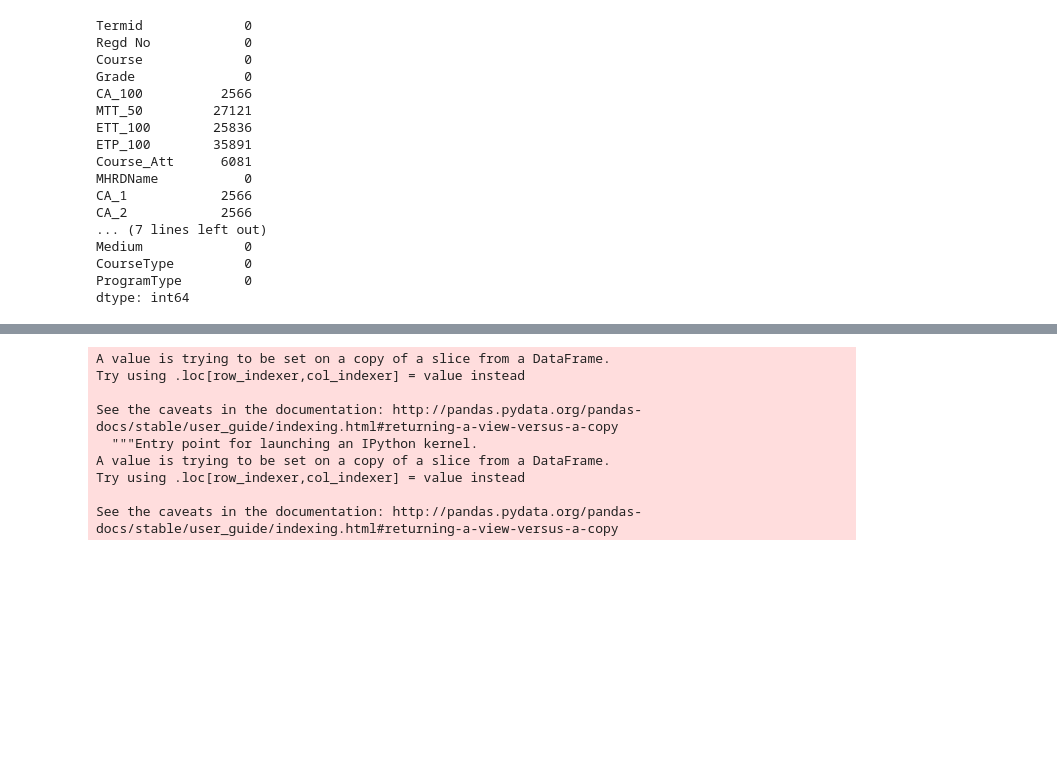
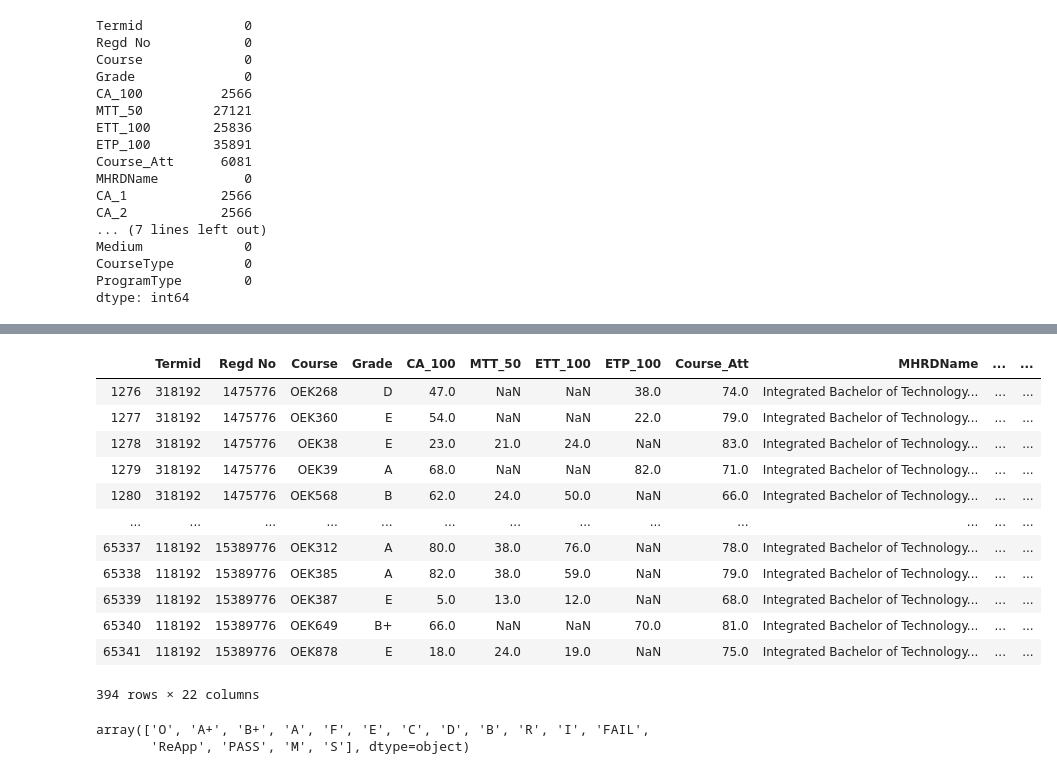
Before and after one commit to ChandrashekharRdy/ML-Project, a Jupyter notebook: ML Project/ML Project.ipynb, the cells around one changed output, grey strips where cells are left out. Saved outputs shown, nothing was run; the diff lists cells and outputs as text; code cells hidden in the pictures; blank space fills up the shorter version.

```diff
--- a/ML Project/ML Project.ipynb
+++ b/ML Project/ML Project.ipynb
@@ -196,13 +112,0 @@ le=LabelEncoder()
-# %%
-df1['Grade']=le.fit_transform(df1['Grade'])
-df1['Gender']=le.fit_transform(df1['Gender'])
-# %% [output]
-A value is trying to be set on a copy of a slice from a DataFrame.
-Try using .loc[row_indexer,col_indexer] = value instead
-
-See the caveats in the documentation: http://pandas.pydata.org/pandas-docs/stable/user_guide/indexing.html#returning-a-view-versus-a-copy
-  """Entry point for launching an IPython kernel.
-A value is trying to be set on a copy of a slice from a DataFrame.
-Try using .loc[row_indexer,col_indexer] = value instead
-
-See the caveats in the documentation: http://pandas.pydata.org/pandas-docs/stable/user_guide/indexing.html#returning-a-view-versus-a-copy
@@ -215,0 +113,23 @@ x_train,x_test,y_train,y_test=train_test_split(x,y,test_size=0.3,random_state=20
+# %%
+validation=data[data['MHRDName']=='Integrated Bachelor of Technology - Master of Technology (Computer Science and Engineering)']
+# %%
+validation
+# %% [output]
+|  | Termid | Regd No | Course | Grade | CA_100 | MTT_50 | ETT_100 | ETP_100 | Course_Att | MHRDName | ... | ... |
+| 1276 | 318192 | 1475776 | OEK268 | D | 47.0 | NaN | NaN | 38.0 | 74.0 | Integrated Bachelor of Technology... | ... | ... |
+| 1277 | 318192 | 1475776 | OEK360 | E | 54.0 | NaN | NaN | 22.0 | 79.0 | Integrated Bachelor of Technology... | ... | ... |
+| 1278 | 318192 | 1475776 | OEK38 | E | 23.0 | 21.0 | 24.0 | NaN | 83.0 | Integrated Bachelor of Technology... | ... | ... |
+| 1279 | 318192 | 1475776 | OEK39 | A | 68.0 | NaN | NaN | 82.0 | 71.0 | Integrated Bachelor of Technology... | ... | ... |
+| 1280 | 318192 | 1475776 | OEK568 | B | 62.0 | 24.0 | 50.0 | NaN | 66.0 | Integrated Bachelor of Technology... | ... | ... |
+| ... | ... | ... | ... | ... | ... | ... | ... | ... | ... | ... | ... | ... |
+| 65337 | 118192 | 15389776 | OEK312 | A | 80.0 | 38.0 | 76.0 | NaN | 78.0 | Integrated Bachelor of Technology... | ... | ... |
+| 65338 | 118192 | 15389776 | OEK385 | A | 82.0 | 38.0 | 59.0 | NaN | 79.0 | Integrated Bachelor of Technology... | ... | ... |
+| 65339 | 118192 | 15389776 | OEK387 | E | 5.0 | 13.0 | 12.0 | NaN | 68.0 | Integrated Bachelor of Technology... | ... | ... |
+| 65340 | 118192 | 15389776 | OEK649 | B+ | 66.0 | NaN | NaN | 70.0 | 81.0 | Integrated Bachelor of Technology... | ... | ... |
+| 65341 | 118192 | 15389776 | OEK878 | E | 18.0 | 24.0 | 19.0 | NaN | 75.0 | Integrated Bachelor of Technology... | ... | ... |
+394 rows × 22 columns
+# %%
+data['Grade'].unique()
+# %% [output]
+array(['O', 'A+', 'B+', 'A', 'F', 'E', 'C', 'D', 'B', 'R', 'I', 'FAIL',
+       'ReApp', 'PASS', 'M', 'S'], dtype=object)
```
Also changed, not shown: parts of 62 cells of this notebook.
